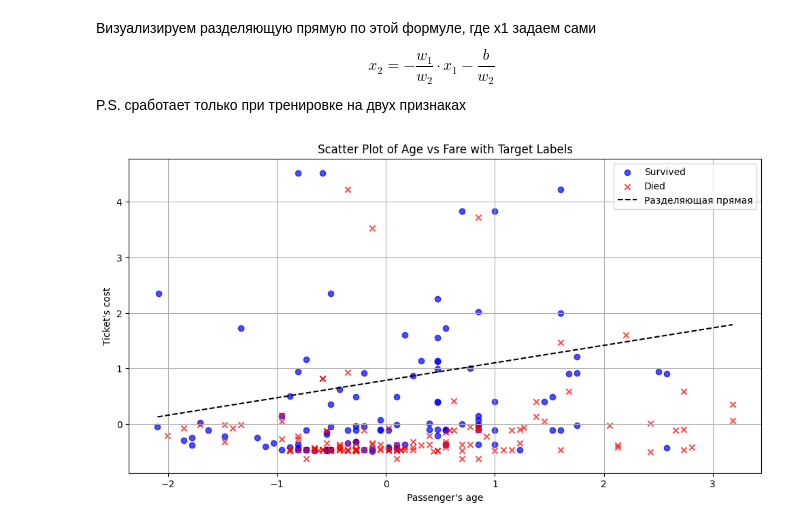
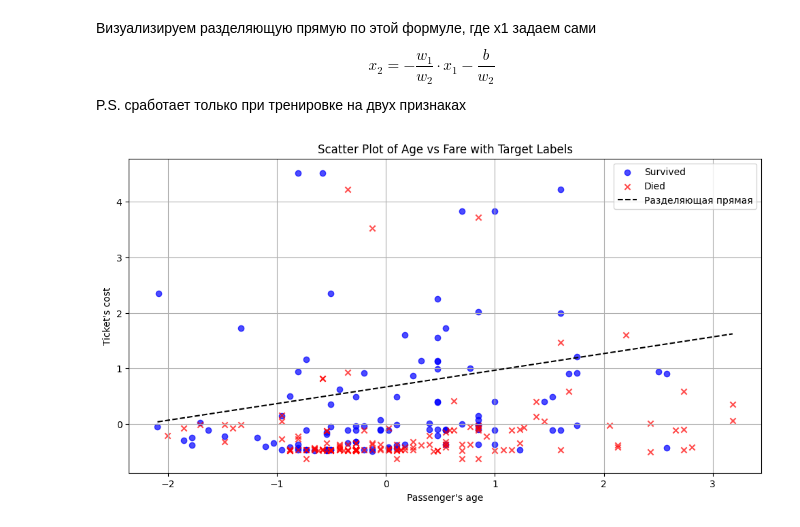
Before and after one commit to saitovmarat/Neural-Networks, a Jupyter notebook: Task_2/linearClassification.ipynb, the cells around one changed output. Drawn from its saved outputs; the diff is of its cells as text; code cells hidden in the pictures.

```diff
--- a/Task_2/linearClassification.ipynb
+++ b/Task_2/linearClassification.ipynb
@@ -171,12 +171,9 @@ class LinearClassificator:
             self.weights -= self.lr * grad
 
             self.gradHistory.append(np.linalg.norm(grad))
-            if i > 0 and abs(self.gradHistory[i] - self.gradHistory[i-1]) < self.eps:
+            if i > 0 and np.linalg.norm(grad) < self.eps:
                 print(f"Остановка на итерации {i} из-за маленького изменения MSE.")
                 break
-
-        self.coef_ = self.weights[1:]
-        self.intercept_ = self.weights[0]
 
     def predict(self, X):
         X = self.addPolynomialFeatures(X)
@@ -208,7 +205,7 @@ class LinearClassificator:
 # %% [markdown]
 ## 3. Тренировка
 # %%
-model = LinearClassificator(degree=1)
+model = LinearClassificator()
 model.fit(x_train, y_train)
 
 gradHistory = model.getGradHistory()
@@ -240,34 +237,32 @@ x_2 = -\frac{w_1}{w_2} \cdot x_1 - \frac{b}{w_2}
 $$
 P.S. сработает только при тренировке на двух признаках
 # %%
+plt.figure(figsize=(12, 6))
+
 age = x_test[:, 0]
 age_survived = age[y_test == 1]
 age_died = age[y_test == 0]
 
 fare = x_test[:, 1]
 fare_survived = fare[y_test == 1]
 fare_died = fare[y_test == 0]
 
-plt.figure(figsize=(12, 6))
-
 plt.scatter(age_survived, fare_survived, color='blue', label='Survived', alpha=0.7, marker='o')
 plt.scatter(age_died, fare_died, color='red', label='Died', alpha=0.7, marker='x')
 
-w1, w2 = model.coef_
-b = model.intercept_
+w1, w2 = model.getWeights()[1:]
+b = model.getWeights()[0]
 
 x1_vals = np.linspace(age.min(), age.max(), 100)
 x2_vals = -(w1 / w2) * x1_vals - (b / w2)
 
-# Рисуем разделяющую прямую
 plt.plot(x1_vals, x2_vals, 'k--', label="Разделяющая прямая")
-
 
 plt.xlabel("Passenger's age")
 plt.ylabel("Ticket's cost")
 plt.title('Scatter Plot of Age vs Fare with Target Labels')
 plt.legend()
 plt.grid(True)
 plt.show()
 # %% [output]
-[figure, old version]
+[figure, new version]
```
Also changed, not shown: parts of 2 cells of this notebook.
